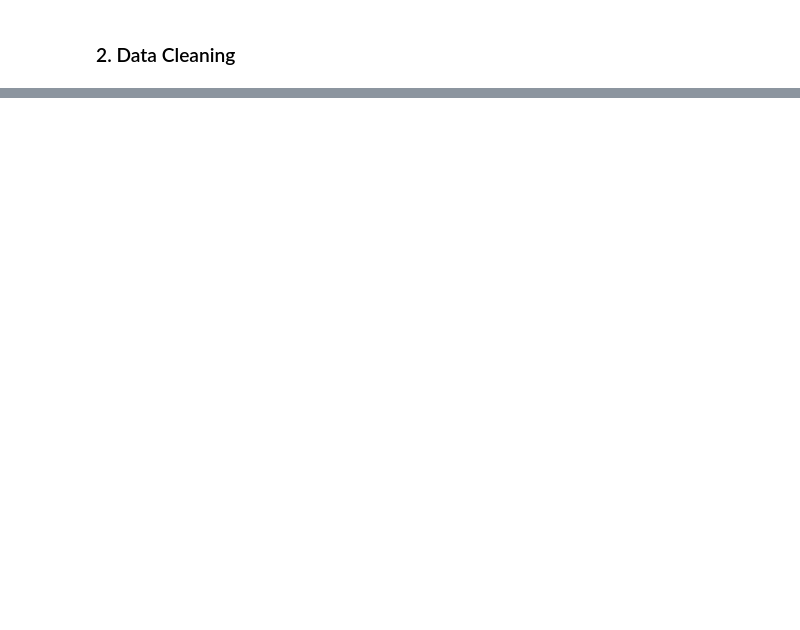
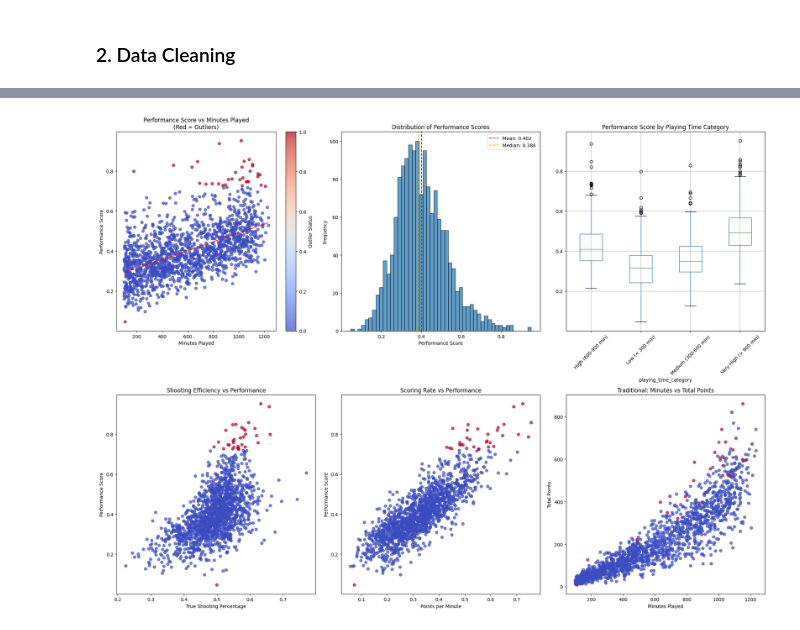
Before and after one commit to FranciscoAlves124/AC, a Jupyter notebook: eda.ipynb, the cells around one changed output, grey strips where cells are left out. Cells and saved outputs as stored; diff of their text form; code cells hidden in the pictures; blank space fills up the shorter version.

```diff
--- a/eda.ipynb
+++ b/eda.ipynb
@@ -176,0 +586,20 @@ Rookies: {'zellosh01w', 'wisdoli01w', 'boddiwh01w', 'jekaban01w', 'parisco01w',
+# %%
+# Create efficiency metric: Performance Score per minute played
+# This helps identify players who deliver exceptional value regardless of playing time
+active_players['efficiency_rating'] = active_players['performance_score']
+
+# Create playing time categories for better analysis
+def categorize_playing_time(minutes):
+    if minutes < 300:
+        return "Low (< 300 min)"
+    elif minutes < 600:
+        return "Medium (300-600 min)"
+    elif minutes < 900:
+        return "High (600-900 min)"
+    else:
+        return "Very High (> 900 min)"
+
+active_players['playing_time_category'] = active_players['minutes'].apply(categorize_playing_time)
+
+print("Playing Time Distribution:")
+print(active_players['playing_time_category'].value_counts())
@@ -176,0 +656,65 @@ Rookies: {'zellosh01w', 'wisdoli01w', 'boddiwh01w', 'jekaban01w', 'parisco01w',
+# %%
+# Create comprehensive visualization for outlier analysis
+plt.figure(figsize=(20, 15))
+
+# Plot 1: Performance Score vs Minutes Played (Main outlier plot)
+plt.subplot(2, 3, 1)
+scatter = plt.scatter(active_players['minutes'], active_players['performance_score'],
+                     c=active_players['is_outlier'], cmap='coolwarm', alpha=0.7)
+plt.xlabel('Minutes Played')
+plt.ylabel('Performance Score')
+plt.title('Performance Score vs Minutes Played\n(Red = Outliers)')
+plt.colorbar(scatter, label='Outlier Status')
+
+# Add trend line
+z = np.polyfit(active_players['minutes'], active_players['performance_score'], 1)
+p = np.poly1d(z)
+plt.plot(active_players['minutes'], p(active_players['minutes']), "r--", alpha=0.8)
+
+# Plot 2: Distribution of Performance Scores
+plt.subplot(2, 3, 2)
+plt.hist(active_players['performance_score'], bins=50, alpha=0.7, edgecolor='black')
+plt.axvline(active_players['performance_score'].mean(), color='red', linestyle='--',
+           label=f'Mean: {active_players["performance_score"].mean():.3f}')
+plt.axvline(active_players['performance_score'].median(), color='orange', linestyle='--',
+           label=f'Median: {active_players["performance_score"].median():.3f}')
+plt.xlabel('Performance Score')
+plt.ylabel('Frequency')
+plt.title('Distribution of Performance Scores')
+plt.legend()
+
+# Plot 3: Box plot by playing time category
+plt.subplot(2, 3, 3)
+active_players.boxplot(column='performance_score', by='playing_time_category', ax=plt.gca())
+plt.title('Performance Score by Playing Time Category')
+plt.suptitle('')  # Remove default title
+plt.xticks(rotation=45)
+
+# Plot 4: True Shooting Percentage vs Performance Score
+plt.subplot(2, 3, 4)
+plt.scatter(active_players['true_shooting_pct'], active_players['performance_score'],
+           c=active_players['is_outlier'], cmap='coolwarm', alpha=0.7)
+plt.xlabel('True Shooting Percentage')
+plt.ylabel('Performance Score')
+plt.title('Shooting Efficiency vs Performance')
+
+# Plot 5: Points per minute vs Performance Score
+plt.subplot(2, 3, 5)
+plt.scatter(active_players['points_per_min'], active_players['performance_score'],
+           c=active_players['is_outlier'], cmap='coolwarm', alpha=0.7)
+plt.xlabel('Points per Minute')
+plt.ylabel('Performance Score')
+plt.title('Scoring Rate vs Performance')
+
+# Plot 6: Minutes vs Points (traditional view)
+plt.subplot(2, 3, 6)
+plt.scatter(active_players['minutes'], active_players['points'],
+           c=active_players['is_outlier'], cmap='coolwarm', alpha=0.7)
+plt.xlabel('Minutes Played')
+plt.ylabel('Total Points')
+plt.title('Traditional: Minutes vs Total Points')
+
+plt.tight_layout()
+plt.show()
+# %% [output]
+[figure, added]
```
Also changed, not shown: parts of 18 cells of this notebook.
